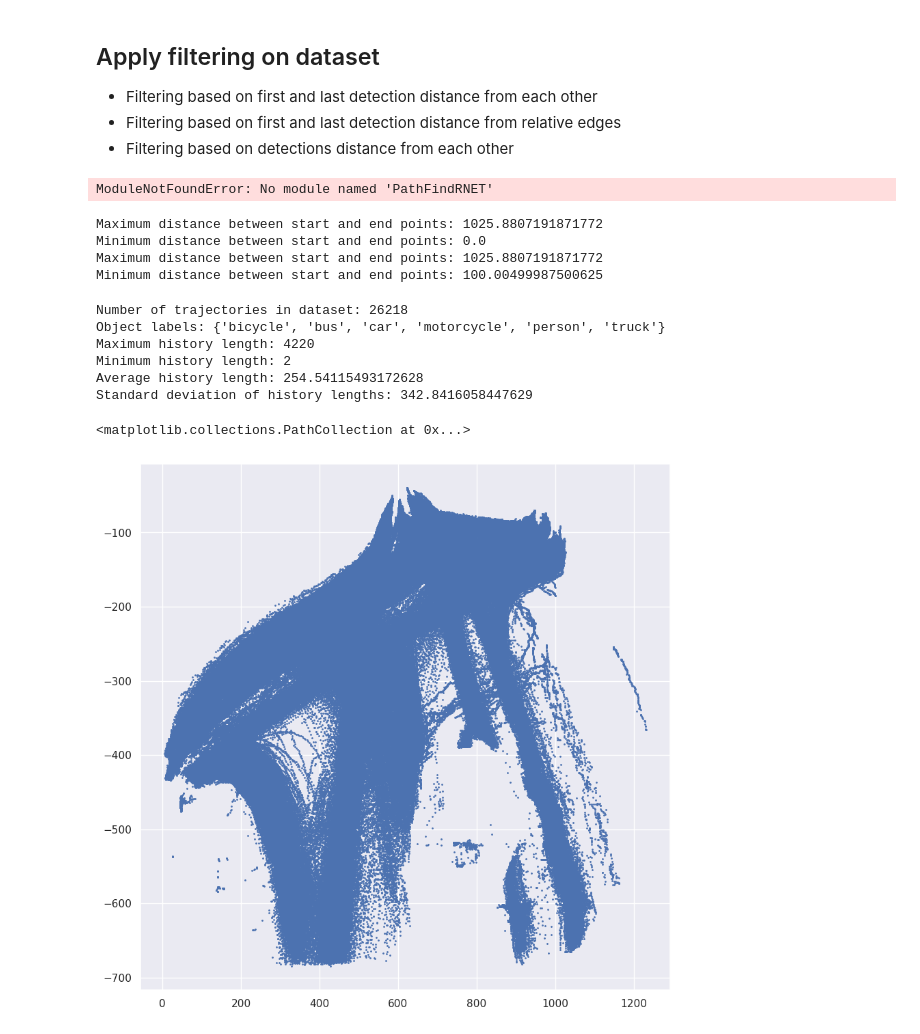
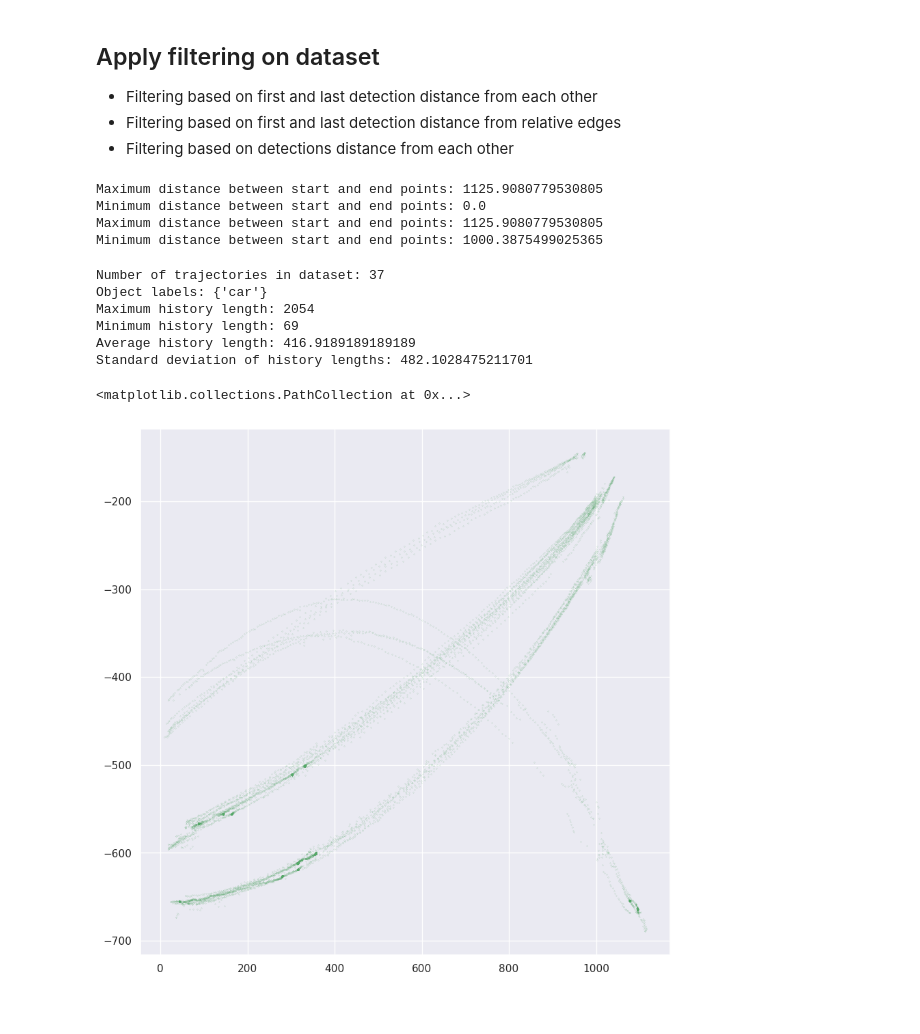
Before and after one commit to Pecneb/PathFindRNET, a Jupyter notebook: examples/dataset_processing.ipynb, the cells around one changed output. Cells and saved outputs as stored; diff of their text form; code cells hidden in the pictures.

```diff
--- a/examples/dataset_processing.ipynb
+++ b/examples/dataset_processing.ipynb
@@ -12,7 +12,8 @@ from PathFindRNET.dataset.dataset_loader import load_dataset
 # datasets are from the same source
 # dataset_path = "/media/pecneb/970evoplus/tavaszi_szel_konferencia_datasets/Bellevue_116th_NE12th_24H"
 # dataset_path = "/media/pecneb/970evoplus/gitclones/computer_vision_research/research_data/short_test_videos"
-dataset_path = "/media/pecneb/970evoplus/tavaszi_szel_konferencia_datasets/Bellevue_116th_NE12th_24H_PathFindRNET"
+dataset_path = "/media/pecneb/970evoplus/tavaszi_szel_konferencia_datasets/Bellevue_116th_NE12th_24H_PathFindRNET/Bellevue_116th_NE12th__2017-09-11_08-08-50.joblib"
+# dataset_path = "/media/pecneb/970evoplus/tavaszi_szel_konferencia_datasets/Bellevue_116th_NE12th_24H_PathFindRNET/"
 # %% [markdown]
 ## To load the dataset
 - Use the load_dataset() function, which will return a numpy array with the TrackedObject instances
@@ -84,10 +90,9 @@ from PathFindRNET.dataset.preprocess import (
     filter_out_false_positive_detections_by_enter_exit_distance,
     filter_out_noise_trajectories,
     filter_out_edge_detections,
-    euclidean_distance
+    euclidean_distance,
+    filter_trajectories
 )
-# %% [output]
-ModuleNotFoundError: No module named 'PathFindRNET'
 # %%
 distances = [
     euclidean_distance(
@@ -99,7 +104,7 @@ max_distance = max(distances)
 min_distance = min(distances)
 print(f"Maximum distance between start and end points: {max_distance}")
 print(f"Minimum distance between start and end points: {min_distance}")
-filtered_1 = filter_out_false_positive_detections_by_enter_exit_distance(dataset, 100)
+filtered_1 = filter_out_false_positive_detections_by_enter_exit_distance(dataset, 1000)
 distances = [
     euclidean_distance(
         traj.history_X[0], traj.history_X[-1], traj.history_Y[0], traj.history_Y[-1]
@@ -111,28 +116,28 @@ min_distance = min(distances)
 print(f"Maximum distance between start and end points: {max_distance}")
 print(f"Minimum distance between start and end points: {min_distance}")
 # %% [output]
-Maximum distance between start and end points: 1025.8807191871772
+Maximum distance between start and end points: 1125.9080779530805
 Minimum distance between start and end points: 0.0
-Maximum distance between start and end points: 1025.8807191871772
-Minimum distance between start and end points: 100.00499987500625
+Maximum distance between start and end points: 1125.9080779530805
+Minimum distance between start and end points: 1000.3875499025365
 # %%
 history_lengths_filtered_1, object_labels = stats(filtered_1)
 # %% [output]
-Number of trajectories in dataset: 26218
-Object labels: {'bicycle', 'bus', 'car', 'motorcycle', 'person', 'truck'}
-Maximum history length: 4220
-Minimum history length: 2
-Average history length: 254.54115493172628
-Standard deviation of history lengths: 342.8416058447629
+Number of trajectories in dataset: 37
+Object labels: {'car'}
+Maximum history length: 2054
+Minimum history length: 69
+Average history length: 416.9189189189189
+Standard deviation of history lengths: 482.1028475211701
 # %%
-# Scatter plot of filtered trajectories
+# scatter plot of filtered trajectories
 fig, ax = plt.subplots(1, 1, figsize=(10, 10))
-X = np.concatenate([o.history_X for o in filtered_1])
-Y = 1 - np.concatenate([o.history_Y for o in filtered_1])
-ax.scatter(x=X, y=Y, s=1)
+x = np.concatenate([o.history_X for o in filtered_1])
+y = 1 - np.concatenate([o.history_Y for o in filtered_1])
+ax.scatter(x=x, y=y, s=0.01, c='g')
 # %% [output]
 <matplotlib.collections.PathCollection at 0x...>
-[figure, old version]
+[figure, new version]
 # %%
 # Plot histogram of history lengths with seaborn (log scale)
 fig, ax = plt.subplots(1, 1, figsize=(10, 10))
```
Also changed, not shown: parts of 14 cells of this notebook.
